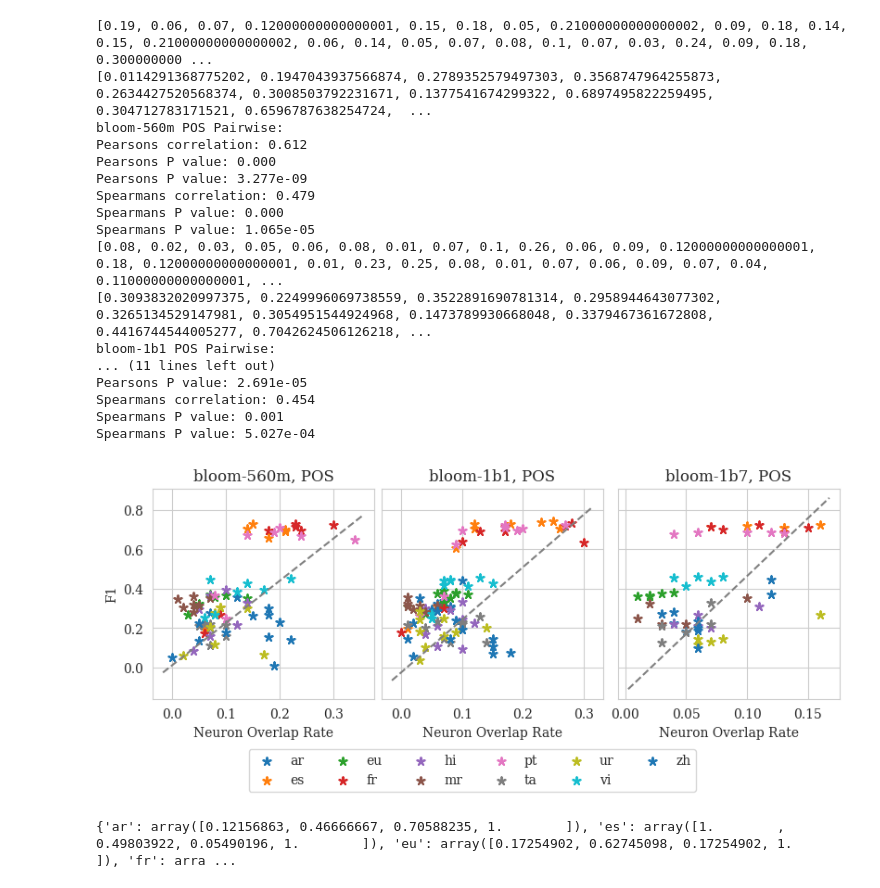
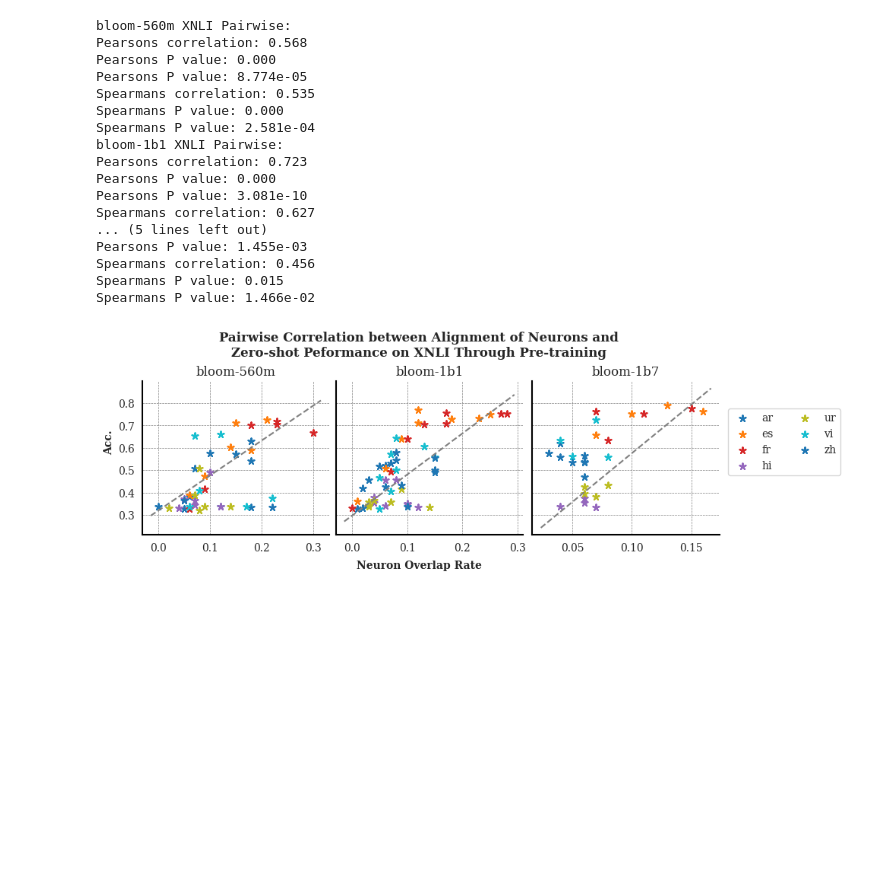
Before and after one commit to ErikaaWang/multilingual-typology-probing, a Jupyter notebook: scatter_plot_ovlp.ipynb, the cells around one changed output. Saved outputs shown, nothing was run; the diff lists cells and outputs as text; code cells hidden in the pictures; blank space fills up the shorter version.

```diff
--- a/scatter_plot_ovlp.ipynb
+++ b/scatter_plot_ovlp.ipynb
@@ -217,7 +395,7 @@ lang_color_dict = {}
 # ======================#3 correlation plot - scatter#==============================
 fig, axs = plt.subplots(1, 3, sharex=False, sharey=True, layout="constrained", figsize=(8,3))
 model_index = 0
-task = 'f1-score'
+task = 'xnli_acc'
 
 for model in ['bloom-560m', 'bloom-1b1', 'bloom-1b7']:
     var_1 = []
@@ -237,15 +415,23 @@ for model in ['bloom-560m', 'bloom-1b1', 'bloom-1b7']:
             y.append(score_df[ckpt][lang])
             x.append(avg_ovlp[ckpt][lang])
 
-        s = axs[model_index].scatter(x, y, marker=(5, 2), label=lang)
+        s = axs[model_index].scatter(x, y, color=lang_color_dict[lang], marker=(5, 2), label=lang)
         var_1 += x
         var_2 += y
+        lang_color_dict[lang] = s.get_facecolor()[0]
+        axs[model_index].set_title(f'{model}')
+        # axs[model_index].set_xlabel('Neuron Overlap Rate')
 
-        lang_color_dict[lang] = s.get_facecolor()[0]
-        axs[model_index].set_title(f'{model}, POS')
-        axs[model_index].set_xlabel('Neuron Overlap Rate')
+        axs[model_index].spines['top'].set_color('none')
+        axs[model_index].spines['right'].set_color('none')
+        axs[model_index].spines['bottom'].set_color('black')
+        axs[model_index].spines['left'].set_color('black')
+        # plt.gca().spines['top'].set_linewidth(0)
+        # plt.gca().spines['right'].set_linewidth(0)
+        axs[model_index].spines['bottom'].set_linewidth(1.5)
+        axs[model_index].spines['left'].set_linewidth(1.5)
 
-
+        axs[model_index].grid(True, which='major', linewidth=0.5, color='gray', linestyle='--')
 
 
 
@@ -257,59 +443,60 @@ for model in ['bloom-560m', 'bloom-1b1', 'bloom-1b7']:
     #         del avg_scores['best']
     #     x = [int(k) for k in avg_scores.keys()]
     #     y = avg_scores.values()
     #     print(x)
     #     print(y)
     #     axs_dup[model_index].plot(x, y, "-.", label=task)
     # if model_index < 2:
     #     axs_dup[model_index].get_shared_y_axes().join(axs_dup[model_index], axs_dup[model_index+1])
     # axs[model_index].set_title(model)
     # axs[model_index].tick_params(axis='y', labelcolor='red')
-    print(var_1)
-    print(var_2)
-    print(f"{model} POS Pairwise:")
+    # print(var_1)
+    # print(var_2)
+    print(f"{model} XNLI Pairwise:")
     print_pearson(var_1, var_2)
     print_spearman(var_1, var_2)
 
     model_index += 1
-
-axs[0].set_ylabel('F1')
+# axs[0].set_ylabel('Acc.')
 labels_handles = {
   label: handle for ax in fig.axes for handle, label in zip(*ax.get_legend_handles_labels())
 }
 
 for i in range(0,3):
     add_identity(axs[i], color='grey', ls='--')
 
 fig.legend(
   labels_handles.values(),
   labels_handles.keys(),
-  loc = "upper center",
-   bbox_to_anchor = (0.5, 0),
+  loc = 'center left',
+   bbox_to_anchor=(1, 0.5),
    bbox_transform = plt.gcf().transFigure,
-   ncol=6
+   ncol=2
 )
 
-plt.savefig(f'experiments/scatterplots/crslgual_scatter_POS.pdf', bbox_inches='tight')
+fig.text(0.5, -0.04, 'Neuron Overlap Rate', ha='center', va='center', fontweight='bold')
+fig.text(-0.01, 0.5, 'Acc.', ha='center', va='center', rotation='vertical', fontweight='bold')
+# fig.text(1.01, 0.5, 'Average Score', ha='center', va='center', rotation='vertical', fontweight='bold')
+
+fig.suptitle(f'Pairwise Correlation between Alignment of Neurons and\nZero-shot Peformance on XNLI Through Pre-training', fontweight='bold', fontsize=12)
+
+plt.savefig(f'experiments/scatterplots/crslgual_scatter_XNLI.pdf', bbox_inches='tight')
 # %% [output]
-[0.19, 0.06, 0.07, 0.12000000000000001, 0.15, 0.18, 0.05, 0.21000000000000002, 0.09, 0.18, 0.14, 0.15, 0.21000000000000002, 0.06, 0.14, 0.05, 0.07, 0.08, 0.1, 0.07, 0.03, 0.24, 0.09, 0.18, 0.300000000 ...
-[0.0114291368775202, 0.1947043937566874, 0.2789352579497303, 0.3568747964255873, 0.2634427520568374, 0.3008503792231671, 0.1377541674299322, 0.6897495822259495, 0.304712783171521, 0.6596787638254724,  ...
-bloom-560m POS Pairwise:
-Pearsons correlation: 0.612
+bloom-560m XNLI Pairwise:
+Pearsons correlation: 0.568
 Pearsons P value: 0.000
-Pearsons P value: 3.277e-09
-Spearmans correlation: 0.479
+Pearsons P value: 8.774e-05
+Spearmans correlation: 0.535
 Spearmans P value: 0.000
-Spearmans P value: 1.065e-05
-[0.08, 0.02, 0.03, 0.05, 0.06, 0.08, 0.01, 0.07, 0.1, 0.26, 0.06, 0.09, 0.12000000000000001, 0.18, 0.12000000000000001, 0.01, 0.23, 0.25, 0.08, 0.01, 0.07, 0.06, 0.09, 0.07, 0.04, 0.11000000000000001, ...
-[0.3093832020997375, 0.2249996069738559, 0.3522891690781314, 0.2958944643077302, 0.3265134529147981, 0.3054951544924968, 0.1473789930668048, 0.3379467361672808, 0.4416744544005277, 0.7042624506126218, ...
-bloom-1b1 POS Pairwise:
-... (11 lines left out)
-Pearsons P value: 2.691e-05
-Spearmans correlation: 0.454
-Spearmans P value: 0.001
-Spearmans P value: 5.027e-04
+Spearmans P value: 2.581e-04
+bloom-1b1 XNLI Pairwise:
+Pearsons correlation: 0.723
+Pearsons P value: 0.000
+Pearsons P value: 3.081e-10
+Spearmans correlation: 0.627
+... (5 lines left out)
+Pearsons P value: 1.455e-03
+Spearmans correlation: 0.456
+Spearmans P value: 0.015
+Spearmans P value: 1.466e-02
-[figure, old version]
+[figure, new version]
-# %%
-print(lang_color_dict)
-# %% [output]
-{'ar': array([0.12156863, 0.46666667, 0.70588235, 1.        ]), 'es': array([1.        , 0.49803922, 0.05490196, 1.        ]), 'eu': array([0.17254902, 0.62745098, 0.17254902, 1.        ]), 'fr': arra ...
```
Also changed, not shown: parts of 6 cells of this notebook, 6 other files.
